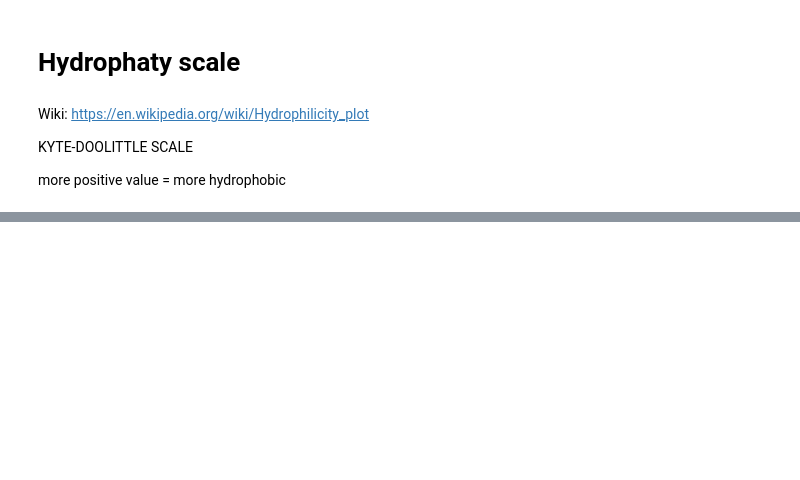
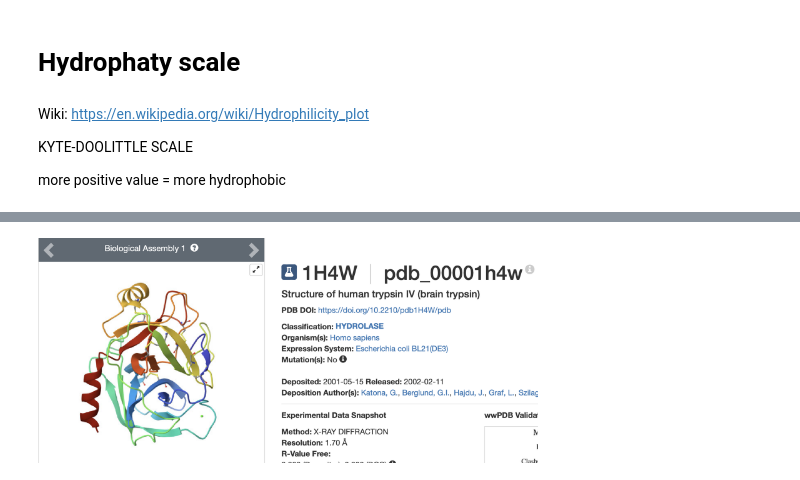
Before and after one commit to miriamzara/Biological_Datasets, a Jupyter notebook: homeworks/task_1.ipynb, the cells around one changed output, grey strips where cells are left out. Drawn from its saved outputs; the diff is of its cells as text; code cells hidden in the pictures; blank space fills up the shorter version.

```diff
--- a/homeworks/task_1.ipynb
+++ b/homeworks/task_1.ipynb
@@ -380,0 +483,4 @@ query_m has long uninterrupted regions of polar residues, while in query_a there
+# %%
+display.Image(filename='trypsine.png', width = 500)
+# %% [output]
+[figure, added]
```
Also changed, not shown: parts of 12 cells of this notebook, 2 other files.
